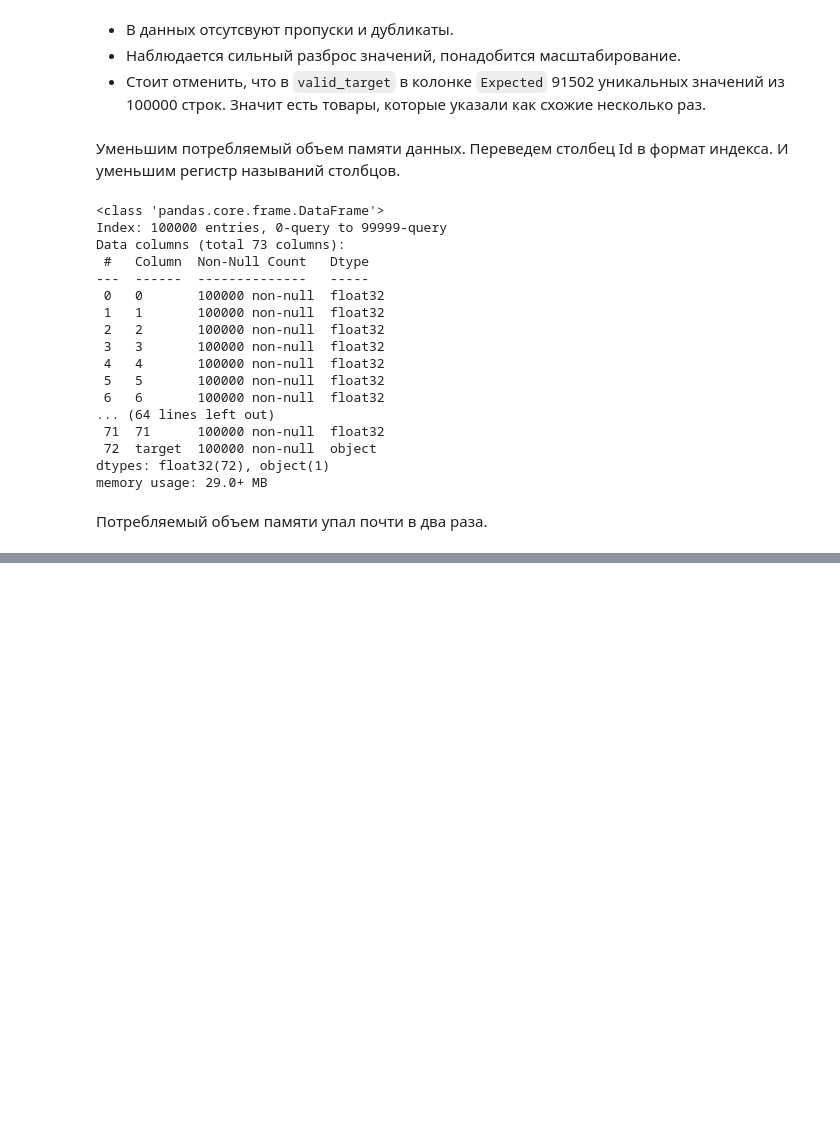
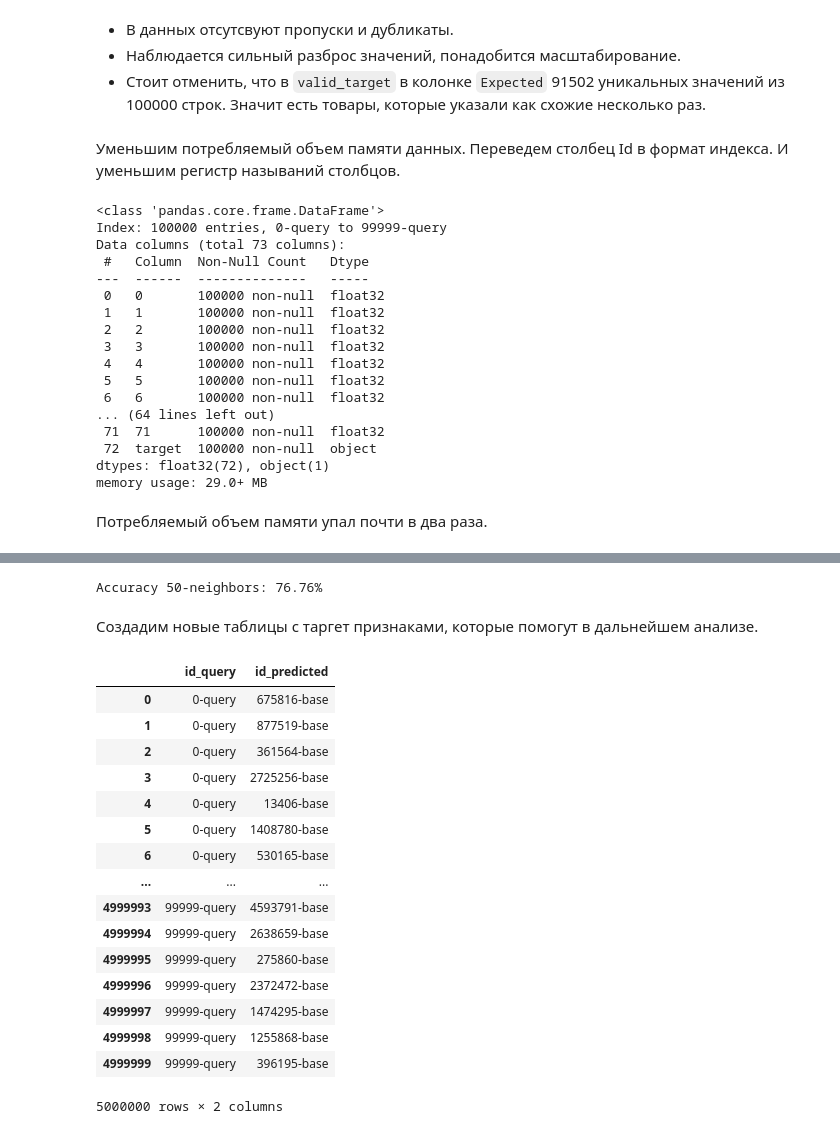
Before and after one commit to EPrutskoy/Marketplace-Matching, a Jupyter notebook: Matching_Marketplace.ipynb, the cells around one changed output, grey strips where cells are left out. Drawn from its saved outputs; the diff is of its cells as text; code cells hidden in the pictures; blank space fills up the shorter version.

```diff
--- a/Matching_Marketplace.ipynb
+++ b/Matching_Marketplace.ipynb
@@ -281,0 +283,21 @@ print("Расстояния до ближайших соседей:\n", D)
+# %%
+N_CLUSTERS = 50   # количество кластеров
+N_NEIGHBORS = 50   # количество ближайших соседей для поиска
+# %%
+%%time
+# Создаем квантизатор для определения кластеров
+d = base.shape[1]  # размерность векторов
+quantizer = faiss.IndexFlatL2(d)
+
+# Создаем индекс для векторов с использованием квантизатора
+index = faiss.IndexIVFFlat(quantizer, d, N_CLUSTERS, faiss.METRIC_L2)
+
+# Обучаем индекс на первых 50 000 строках из base
+assert not index.is_trained  # убеждаемся, что индекс еще не обучен
+index.train(base[:50000])
+
+# Добавляем весь массив base в индекс после обучения
+index.add(base)
+
+# Включаем поиск по всему индексу, если не хватает векторов для заполнения кластеров
+index.nprobe = 60
@@ -281,0 +309,5 @@ print("Расстояния до ближайших соседей:\n", D)
+# %%
+# Используем обученный индекс для поиска ближайших соседей в train
+D, I = index.search(train, N_NEIGHBORS)
+
+# D - расстояния до ближайших соседей, I - индексы ближайших соседей в массиве base
@@ -281,0 +347,34 @@ print("Расстояния до ближайших соседей:\n", D)
+# %%
+print(f'Accuracy 50-neighbors: {accuracy:.2f}%')
+# %% [output]
+Accuracy 50-neighbors: 76.76%
+# %% [markdown]
+Создадим новые таблицы с таргет признаками, которые помогут в дальнейшем анализе.
+# %%
+# подготовка датафрейма с перечнем ID новых и старых объектов
+idx_df = pd.DataFrame(data=I, index=train_index)
+idx_df = pd.melt(idx_df.T)
+idx_df.columns = ['id_query', 'predicted']
+idx_df['id_predicted'] = [base_index[number] for number in idx_df['predicted'].values]
+idx_df.drop('predicted', axis=1, inplace=True)
+idx_df['id_query'] = idx_df['id_query'].map(train_index)
+# %%
+display(idx_df)
+# %% [output]
+|  | id_query | id_predicted |
+| 0 | 0-query | 675816-base |
+| 1 | 0-query | 877519-base |
+| 2 | 0-query | 361564-base |
+| 3 | 0-query | 2725256-base |
+| 4 | 0-query | 13406-base |
+| 5 | 0-query | 1408780-base |
+| 6 | 0-query | 530165-base |
+| ... | ... | ... |
+| 4999993 | 99999-query | 4593791-base |
+| 4999994 | 99999-query | 2638659-base |
+| 4999995 | 99999-query | 275860-base |
+| 4999996 | 99999-query | 2372472-base |
+| 4999997 | 99999-query | 1474295-base |
+| 4999998 | 99999-query | 1255868-base |
+| 4999999 | 99999-query | 396195-base |
+5000000 rows × 2 columns
```
Also changed, not shown: parts of 72 cells of this notebook.
